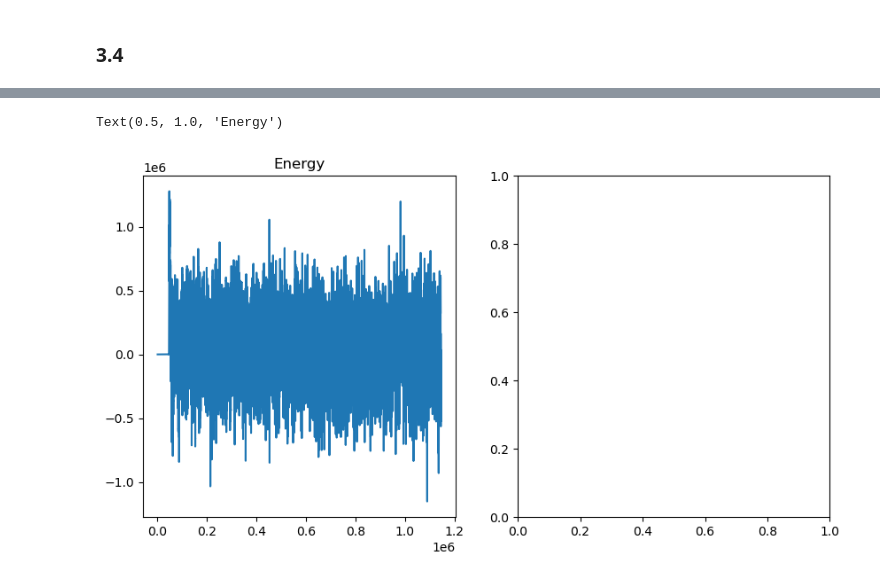
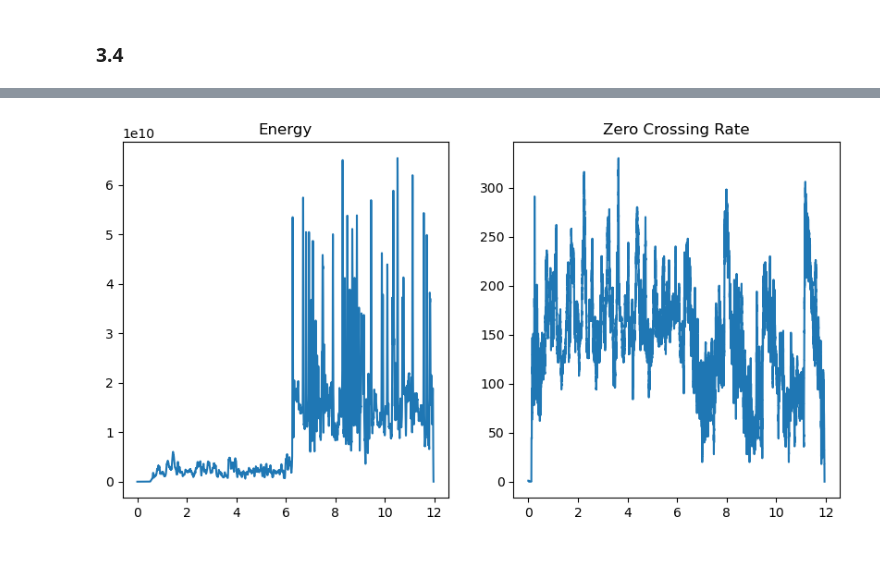
Before and after one commit to ElGreKost/DSP-Lab-Suite, a Jupyter notebook: Digital-Signal-Processing/dsp_project1/dsp_lab1_code.ipynb, the cells around one changed output, grey strips where cells are left out. Cells and saved outputs as stored; diff of their text form; code cells hidden in the pictures.

```diff
--- a/Digital-Signal-Processing/dsp_project1/dsp_lab1_code.ipynb
+++ b/Digital-Signal-Processing/dsp_project1/dsp_lab1_code.ipynb
@@ -568,25 +603,16 @@ plt.show()
 # %%
-import wave
-import shutil
-import numpy as np
-import matplotlib.pyplot as plt
+wav_file = wave.open('music_mono.wav','rb')
+frames = wav_file.readframes(nframes)
 
-# Copy music file in temp directory to use as monophonic signal
-shutil.copyfile('dsp23_lab1_Data/music_changed_changed.wav', 'temp_file.wav')
-
-# Open the copy
-wav_file = wave.open('temp_file.wav', 'rb+')
+# Get the audio data.
+music = np.frombuffer(frames, dtype='int16')
+fs = wav_file.getframerate()
 
 
-wav_file.setnchannels(1)
-
-fs = 48000
-# Get the audio data
-frames = wav_file.readframes(-1)
-music = np.frombuffer(frames, dtype='int16')
+wav_file.close()
 
 # Get the time axis in seconds
-time = np.linspace(0, len(music) / frame_rate, num=len(music))
+time = np.linspace(0, len(music) / fs, num=len(music))
 
 # Plot the waveform
 plt.plot(time, music)
@@ -597,5 +623,5 @@ plt.show()
 # Cleanup
 wav_file.close()
 
-display(Audio(music, rate=48000))
+display(Audio(music, rate=fs))
 # %% [output]
@@ -603,11 +630,24 @@ Error: mode must be 'r', 'rb', 'w', or 'wb'
 # %%
-w = np.hamming(30 * 16)
-E = np.convolve(music * music, w)
+w = np.hamming(30 * fs / 1000) # 30 ms
+E = np.convolve(np.square(music.astype('float64')), w)
 
 fig, ax = plt.subplots(1, 2, figsize=(10, 5))
+
+# Energy.
 E_time = np.linspace(0,len(E)/fs, len(E))
-ax[0].plot(E)
+ax[0].plot(E_time, E)
 ax[0].set_title('Energy')
+
+# Zero Crossing Rate
+sign_changes = np.abs([np.sign(music[m]) - np.sign(music[m-1]) for m in range(len(music))])
+w = np.zeros(1024)
+w[:30 * fs // 1000] = 1  # 30ms window
+Z = np.convolve(sign_changes, w)
+
+Z_time = np.linspace(0,len(music)/fs, len(Z))
+ax[1].plot(Z_time, Z)
+ax[1].set_title('Zero Crossing Rate')
+
+plt.show()
 # %% [output]
-Text(0.5, 1.0, 'Energy')
-[figure, old version]
+[figure, new version]
```
Also changed, not shown: parts of 11 cells of this notebook.
